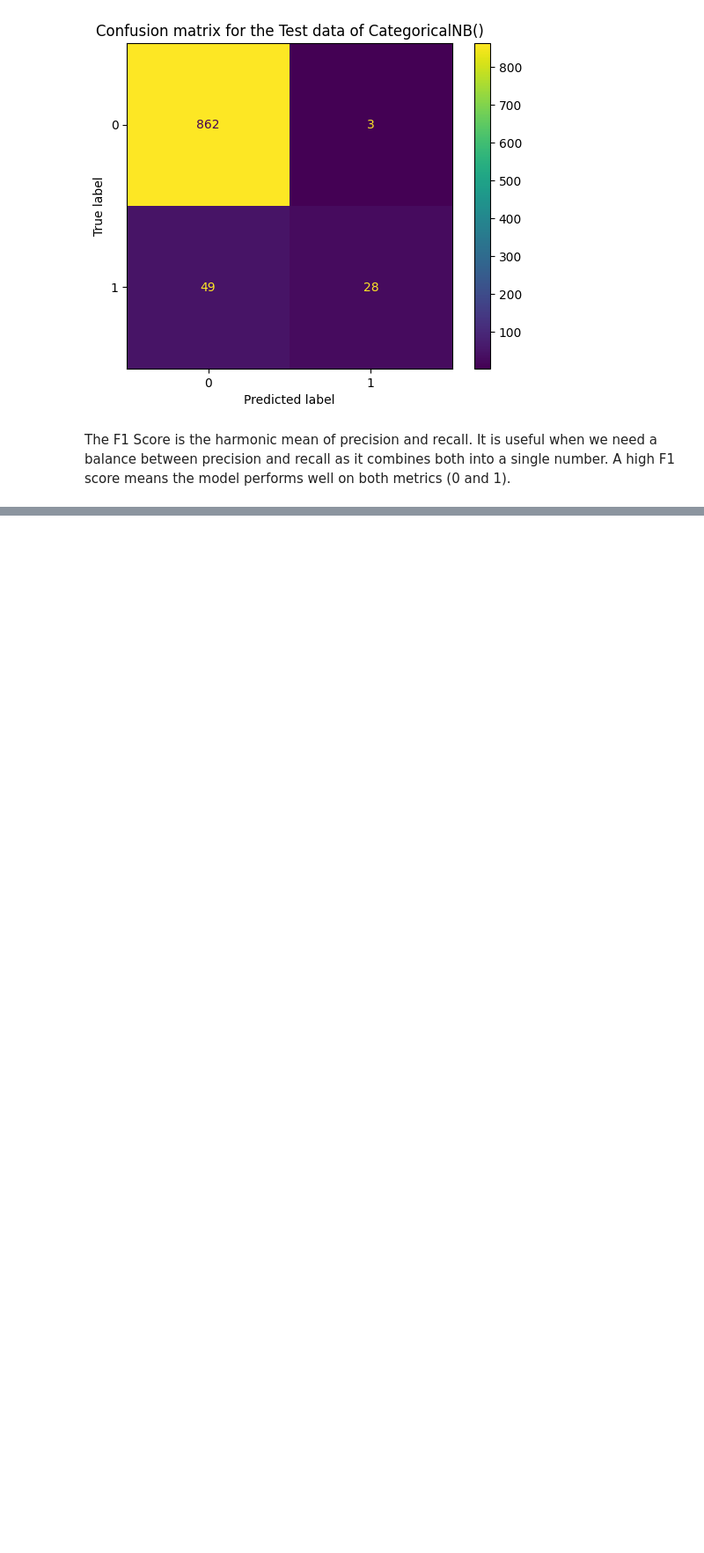
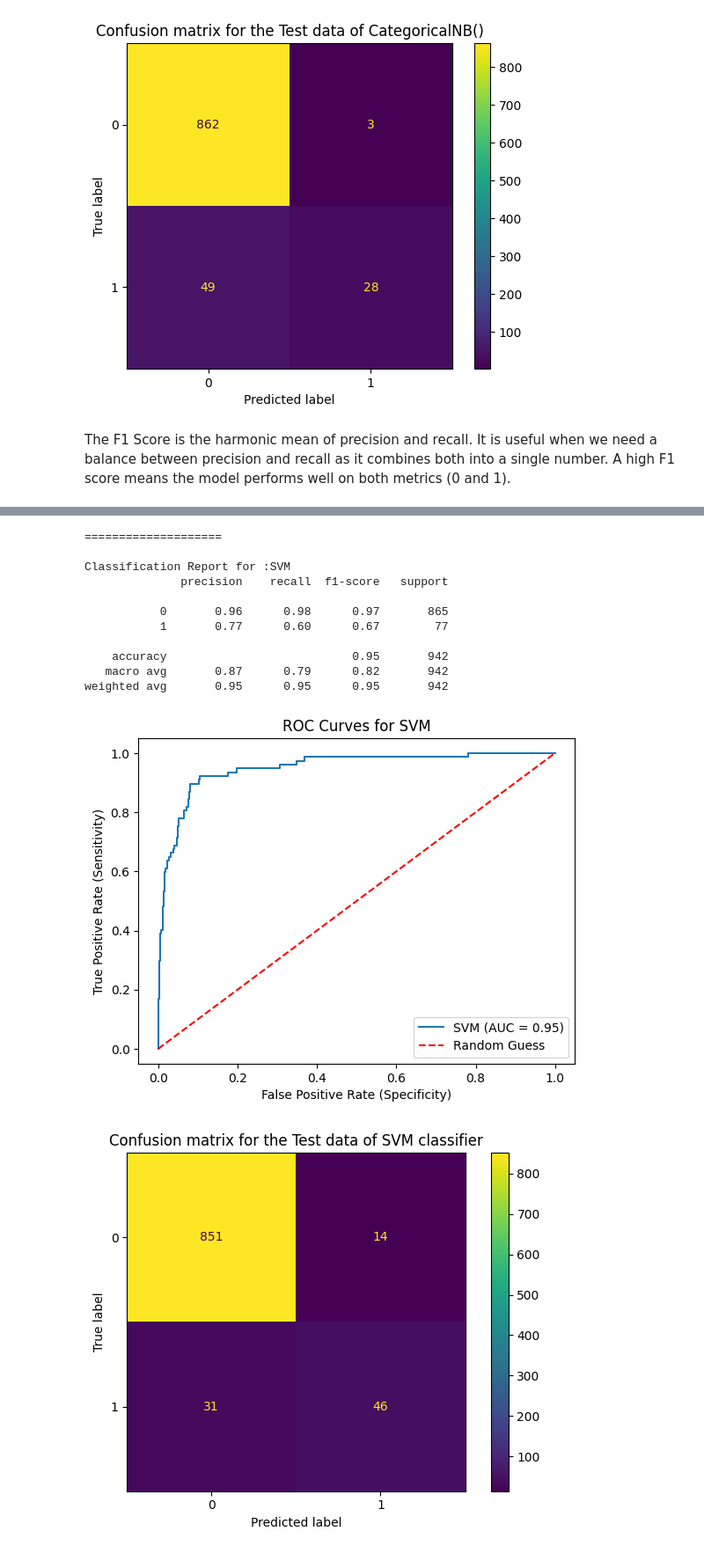
Before and after one commit to CharalamposZisis/Bank-Loan-Classification, a Jupyter notebook: main.ipynb, the cells around one changed output, grey strips where cells are left out. Shown at 88% size. Cells and saved outputs as stored; diff of their text form; code cells hidden in the pictures; blank space fills up the shorter version.

```diff
--- a/main.ipynb
+++ b/main.ipynb
@@ -600,0 +713,47 @@ The F1 Score is the harmonic mean of precision and recall. It is useful when we
+# %%
+# Predict on test set using best model
+best_model = gsc.best_estimator_
+y_pred = best_model.predict(X_test)
+y_pred_prob = best_model.predict_proba(X_test)[:, 1]
+
+# Evaluate performance
+acc_score = accuracy_score(y_test, y_pred)
+auc_score = roc_auc_score(y_test, y_pred_prob)
+
+print("="*20)
+print(f"\nClassification Report for :SVM")
+print(classification_report(y_test, y_pred))
+fpr, tpr, _ = roc_curve(y_test, y_pred_prob)
+roc_auc = auc(fpr, tpr)
+plt.plot(fpr, tpr, label=f'SVM (AUC = {roc_auc:.2f})')
+# Plot the red line
+plt.plot([0, 1], [0, 1], 'r--', label='Random Guess')
+
+plt.xlabel('False Positive Rate (Specificity)')
+plt.ylabel('True Positive Rate (Sensitivity)')
+plt.title(f'ROC Curves for SVM')
+plt.legend()
+plt.tight_layout
+plt.show()
+
+# Plot Confusion matrix on ax[1]
+cm = confusion_matrix(y_test, y_pred)
+disp = ConfusionMatrixDisplay(confusion_matrix=cm)
+disp.plot()
+plt.title(f'Confusion matrix for the Test data of SVM classifier')
+plt.tight_layout()
+plt.show()
+# %% [output]
+====================
+
+Classification Report for :SVM
+              precision    recall  f1-score   support
+
+           0       0.96      0.98      0.97       865
+           1       0.77      0.60      0.67        77
+
+    accuracy                           0.95       942
+   macro avg       0.87      0.79      0.82       942
+weighted avg       0.95      0.95      0.95       942
+[figure, added]
+[figure, added]
```
Also changed, not shown: parts of 6 cells of this notebook, 1 other file.
